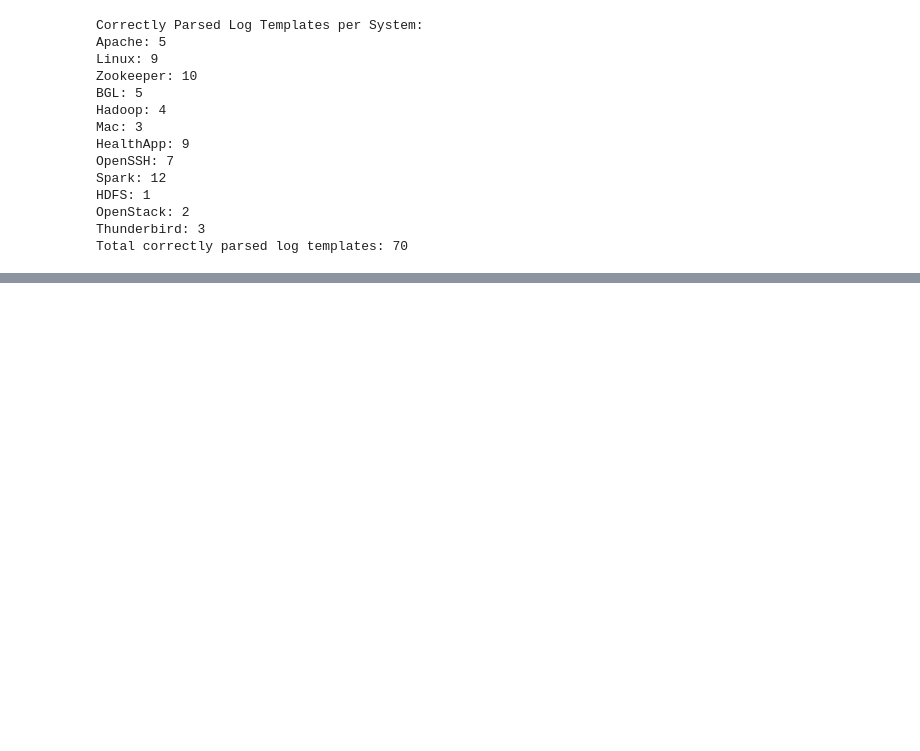
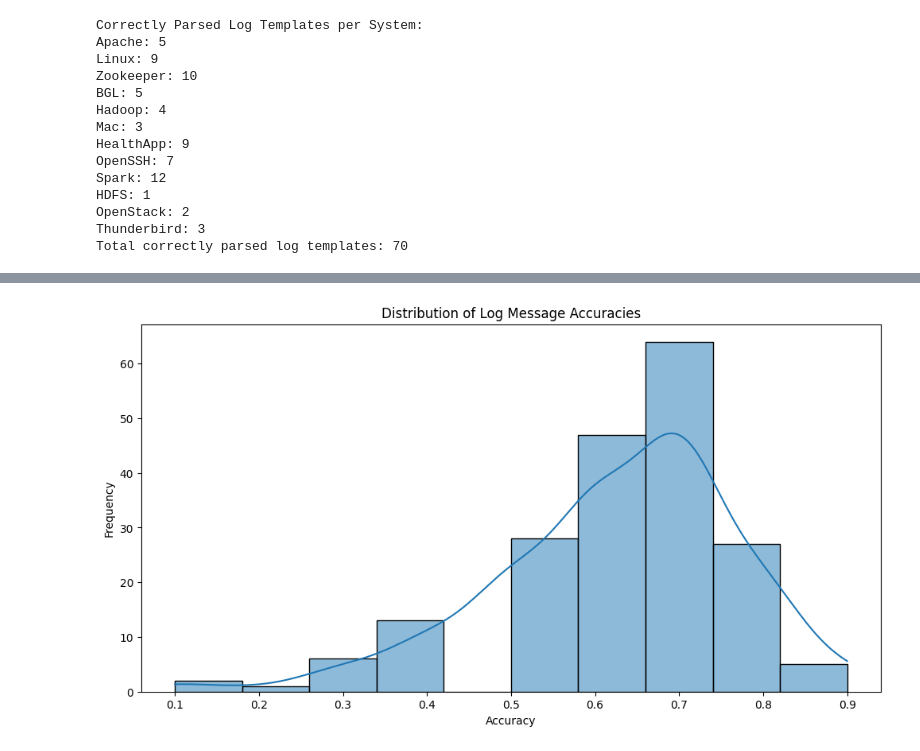
Before and after one commit to navneetsharma13/semantic_log_parsing, a Jupyter notebook: src/semantic_log_parsing.ipynb, the cells around one changed output, grey strips where cells are left out. Saved outputs shown, nothing was run; the diff lists cells and outputs as text; code cells hidden in the pictures; blank space fills up the shorter version.

```diff
--- a/src/semantic_log_parsing.ipynb
+++ b/src/semantic_log_parsing.ipynb
@@ -431,0 +504,10 @@ ValueError: Target is multiclass but average='binary'. Please choose another ave
+# %%
+# 4. Distribution of Log Message Accuracies
+plt.figure(figsize=(12, 6))
+sns.histplot(log_message_accuracies, bins=10, kde=True)
+plt.title('Distribution of Log Message Accuracies')
+plt.xlabel('Accuracy')
+plt.ylabel('Frequency')
+plt.show()
+# %% [output]
+[figure, added]
```
Also changed, not shown: parts of 8 cells of this notebook, 2 other files.
